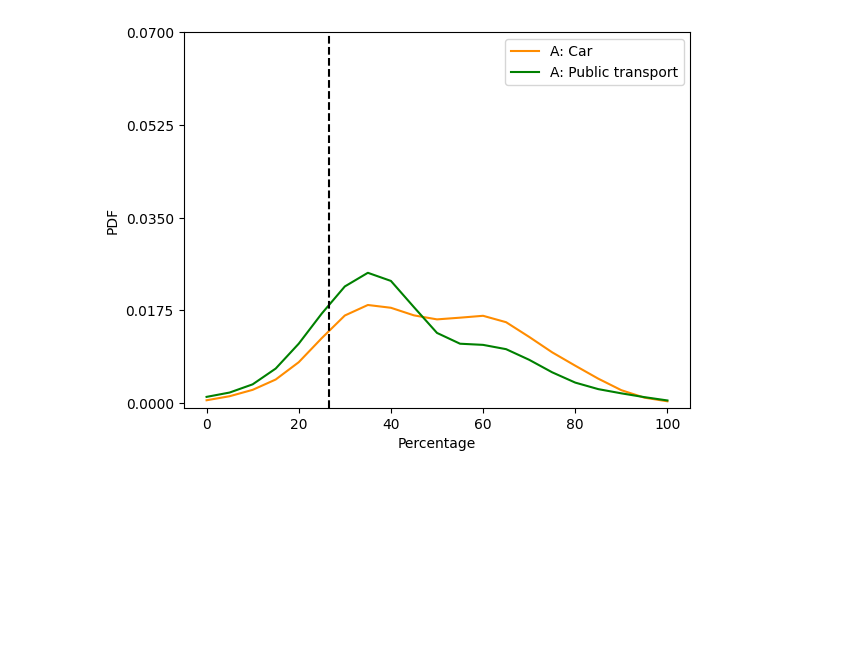
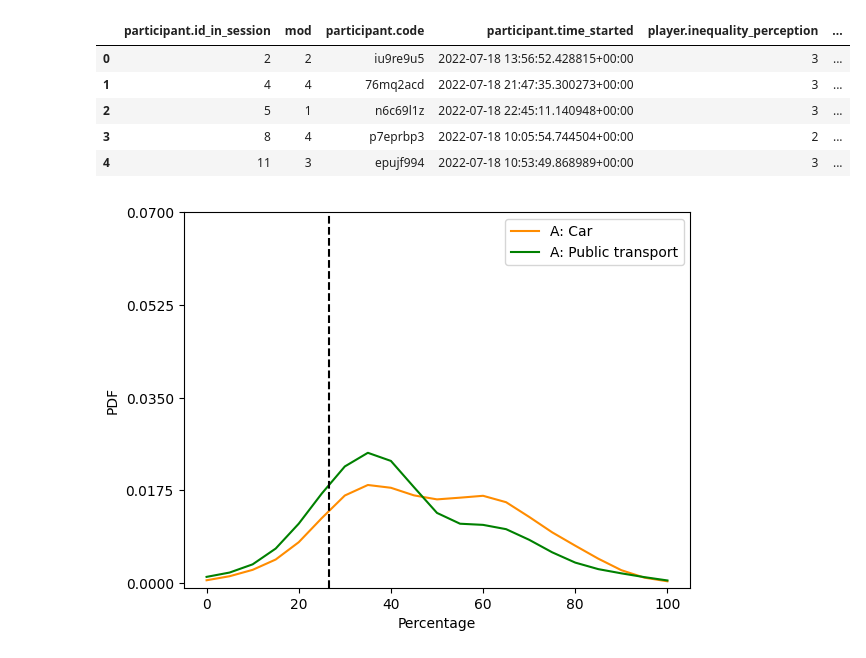
Before and after one commit to saraghivarello/APlanet, a Jupyter notebook: Pilot_1/Analysis/SN_madrid-Copy1.ipynb, the cells around one changed output. Cells and saved outputs as stored; diff of their text form; code cells hidden in the pictures; blank space fills up the shorter version.

```diff
--- a/SN_madrid-Copy1.ipynb
+++ b/Pilot_1/Analysis/SN_madrid-Copy1.ipynb
@@ -6,11 +6,22 @@ import pandas as pd
 import scipy.stats as stats
 import math
 # %%
-file = r"C:\Users\PcLaptop\Documents\GitHub\APlanet\all_Madrid.xlsx"
+file = r"C:\Users\PcLaptop\Documents\GitHub\APlanet\Pilot_1\Rearrange_datasets\all_Madrid.xlsx"
 
 xl1= pd.ExcelFile(file)      # Load spreadsheet
 df1 = xl1.parse('Sheet1')    # Load a sheet into a DataFrame by name: df1
 df1.index  = np.arange(len(df1))
+df1.drop(columns=['Unnamed: 0'], inplace=True)
+# %%
+pd.set_option('display.max_columns', None)
+df1.head()
+# %% [output]
+|  | participant.id_in_session | mod | participant.code | participant.time_started | player.inequality_perception | ... |
+| 0 | 2 | 2 | iu9re9u5 | 2022-07-18 13:56:52.428815+00:00 | 3 | ... |
+| 1 | 4 | 4 | 76mq2acd | 2022-07-18 21:47:35.300273+00:00 | 3 | ... |
+| 2 | 5 | 1 | n6c69l1z | 2022-07-18 22:45:11.140948+00:00 | 3 | ... |
+| 3 | 8 | 4 | p7eprbp3 | 2022-07-18 10:05:54.744504+00:00 | 2 | ... |
+| 4 | 11 | 3 | epujf994 | 2022-07-18 10:53:49.868989+00:00 | 3 | ... |
 # %%
 dfa=df1
 for i in range(181):
```
Also changed, not shown: 29 other files.
